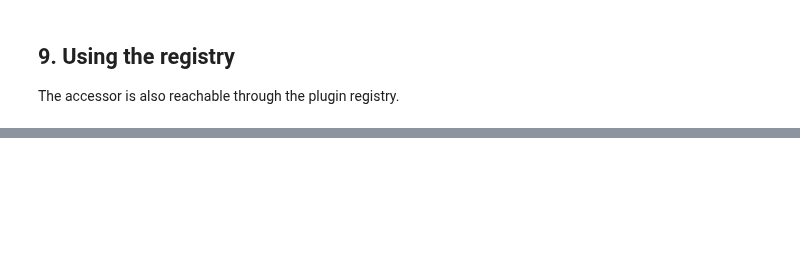
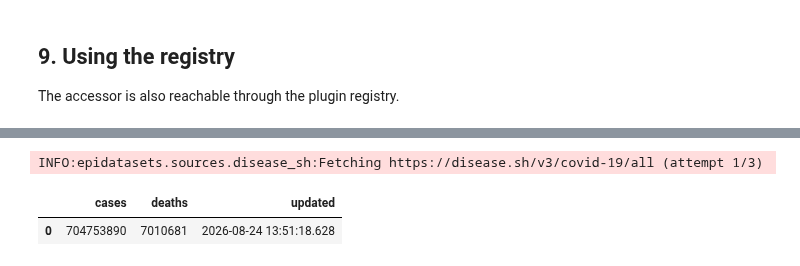
Before and after one commit to fccoelho/epidemiological-datasets, a Jupyter notebook: docs/examples/32_disease_sh_COVID19_Influenza.ipynb, the cells around one changed output, grey strips where cells are left out. Saved outputs shown, nothing was run; the diff lists cells and outputs as text; code cells hidden in the pictures; blank space fills up the shorter version.

```diff
--- a/docs/examples/32_disease_sh_COVID19_Influenza.ipynb
+++ b/docs/examples/32_disease_sh_COVID19_Influenza.ipynb
@@ -193,0 +228,11 @@ True
+# %%
+# Cache TTL is configurable at construction time
+ds_cached = DiseaseShAccessor(cache_ttl_hours=1)  # ~1h suits COVID; use ~24h for influenza
+
+# use_cache=False bypasses the cache and forces a fresh request
+fresh = ds_cached.get_global_totals(use_cache=False)
+fresh[["cases", "deaths", "updated"]]
+# %% [output]
+INFO:epidatasets.sources.disease_sh:Fetching https://disease.sh/v3/covid-19/all (attempt 1/3)
+|  | cases | deaths | updated |
+| 0 | 704753890 | 7010681 | 2026-08-24 13:51:18.628 |
```
Also changed, not shown: parts of 12 cells of this notebook, 3 other files.
